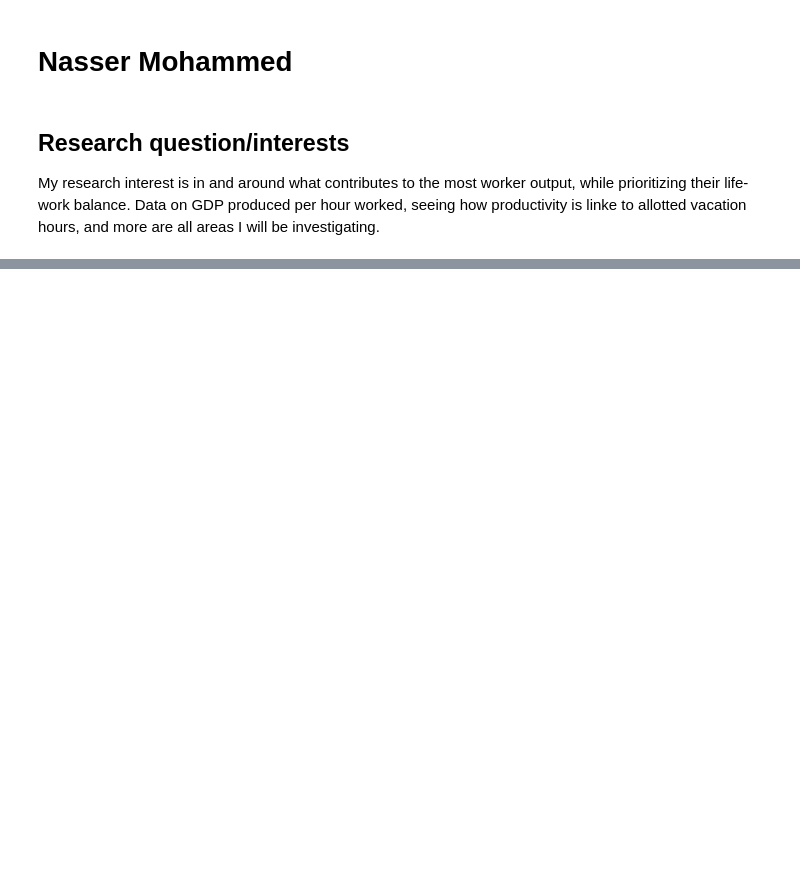
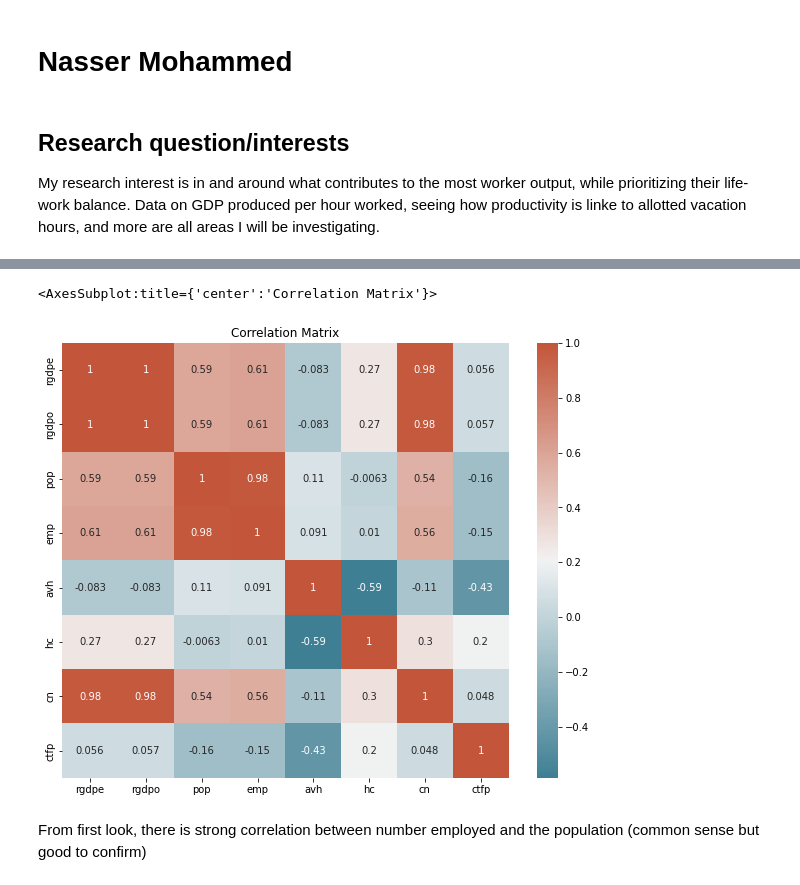
Before and after one commit to ubco-W2022T1-cosc301/project-group17, a Jupyter notebook: notebooks/analysis2.ipynb, the cells around one changed output, grey strips where cells are left out. Drawn from its saved outputs; the diff is of its cells as text; code cells hidden in the pictures; blank space fills up the shorter version.

Commit message:
started EDA on data

```diff
--- a/notebooks/analysis2.ipynb
+++ b/notebooks/analysis2.ipynb
@@ -26,0 +12,2 @@ pwt_= pd.read_csv("../data/processed/cleaned_combined_data.csv")
+# %%
+pwt = pd.read_csv("../data/raw/pwt100.csv",encoding='latin-1')
@@ -26,0 +100,5 @@ pwt_= pd.read_csv("../data/processed/cleaned_combined_data.csv")
+# %%
+pwt_s = pwt[['countrycode', 'country', 'currency_unit', 'year', 'rgdpe', 'rgdpo',
+       'pop', 'emp', 'avh', 'hc',  'cn', 'ctfp']].copy()
+
+#These are the initial variables I'm interested in
@@ -26,0 +139,14 @@ pwt_= pd.read_csv("../data/processed/cleaned_combined_data.csv")
+# %%
+# I'm going to look at years between 1970 and 2019, for a consistent 1 year gap between rows
+pwt_s = pwt_s[pwt_s['year'] > 1970]
+# %%
+# calculate correlation matrix
+fig, ax = plt.subplots(figsize=(10,8))
+ax.set_title('Correlation Matrix')
+corr = pwt_s.drop(['year'], axis=1).corr()# plot the heatmap
+sns.heatmap(corr, xticklabels=corr.columns, yticklabels=corr.columns, annot=True, cmap=sns.diverging_palette(220, 20, as_cmap=True))
+# %% [output]
+<AxesSubplot:title={'center':'Correlation Matrix'}>
+[figure, added]
+# %% [markdown]
+From first look, there is strong correlation between number employed and the population (common sense but good to confirm)
```
Also changed, not shown: parts of 12 cells of this notebook.
